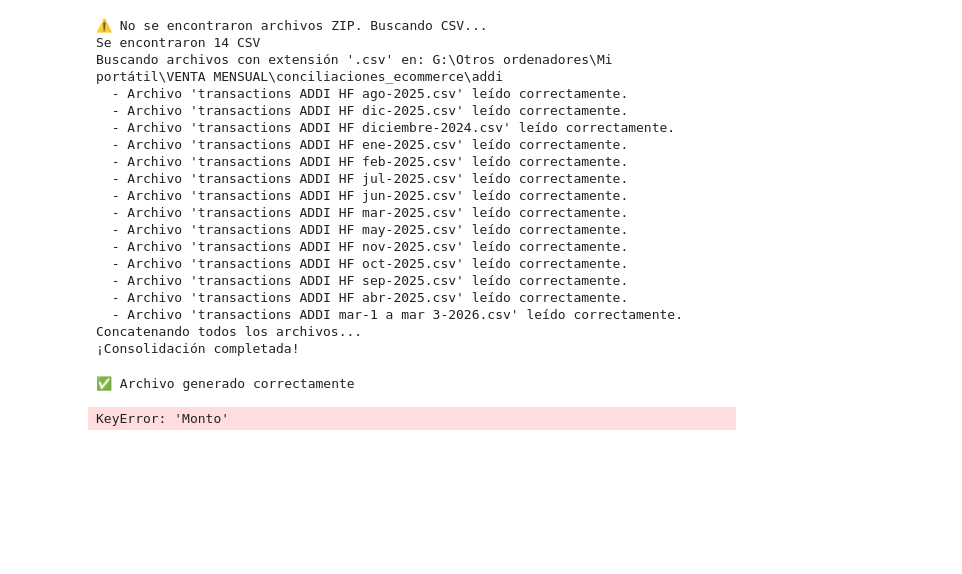
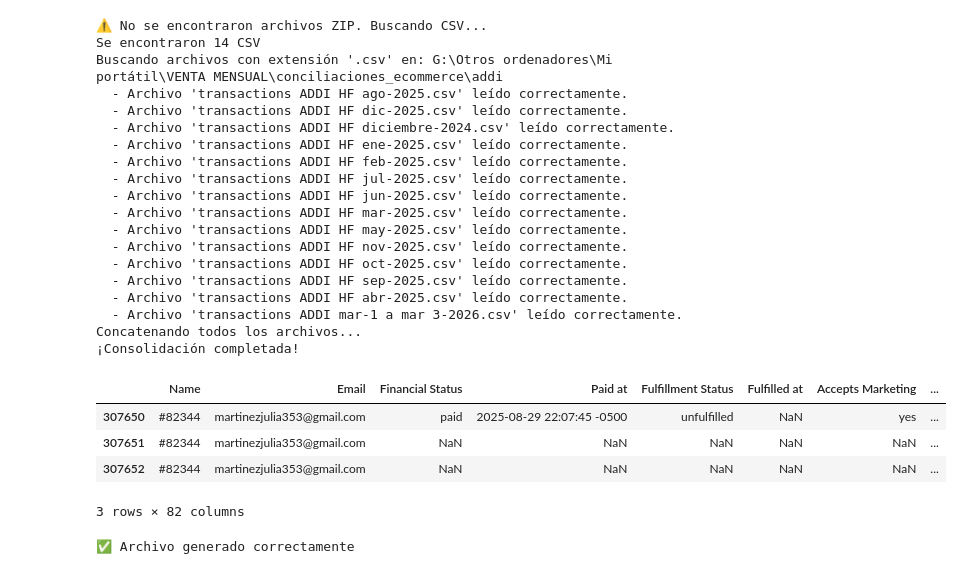
Before and after one commit to la-pocion-code/analisis_datos, a Jupyter notebook: cruce_addi_mercadopago_shopi.ipynb, the cells around one changed output. Cells and saved outputs as stored; diff of their text form; code cells hidden in the pictures; blank space fills up the shorter version.

```diff
--- a/cruce_addi_mercadopago_shopi.ipynb
+++ b/cruce_addi_mercadopago_shopi.ipynb
@@ -290,3 +255,11 @@ Buscando archivos con extensión '.csv' en: G:\Otros ordenadores\Mi portátil\VE
   - Archivo 'transactions ADDI mar-1 a mar 3-2026.csv' leído correctamente.
 Concatenando todos los archivos...
 ¡Consolidación completada!
+# %%
+ventas_shopi[ventas_shopi['Name']=='#82344']
+# %% [output]
+|  | Name | Email | Financial Status | Paid at | Fulfillment Status | Fulfilled at | Accepts Marketing | ... |
+| 307650 | #82344 | martinezjulia353@gmail.com | paid | 2025-08-29 22:07:45 -0500 | unfulfilled | NaN | yes | ... |
+| 307651 | #82344 | martinezjulia353@gmail.com | NaN | NaN | NaN | NaN | NaN | ... |
+| 307652 | #82344 | martinezjulia353@gmail.com | NaN | NaN | NaN | NaN | NaN | ... |
+3 rows × 82 columns
@@ -304,10 +316,9 @@ print("✅ Archivo generado correctamente")
 ✅ Archivo generado correctamente
 # %%
 mercado_pago['Validacion'] = np.where(
-    mercado_pago['Total'] == mercado_pago['Monto'],'Conciliado',
+    mercado_pago['Total'] == mercado_pago['Valor del producto (transaction_amount)'],'Conciliado',
         np.where(~mercado_pago['Estado de la operación (status)'].isin(['approved']), 'Rechazada/Cancelada',
                     np.where(mercado_pago['Total'].isna(), 'No esta en shopify',
     'No Conciliado'))
 )
+mercado_pago.to_excel(ruta / 'conciliaciones_ecommerce' / 'resultados' / 'mercadopago' / 'conciliado_mercadopago.xlsx', index=False)
-# %% [output]
-KeyError: 'Monto'
```
Also changed, not shown: parts of 25 cells of this notebook, 6 other files.
